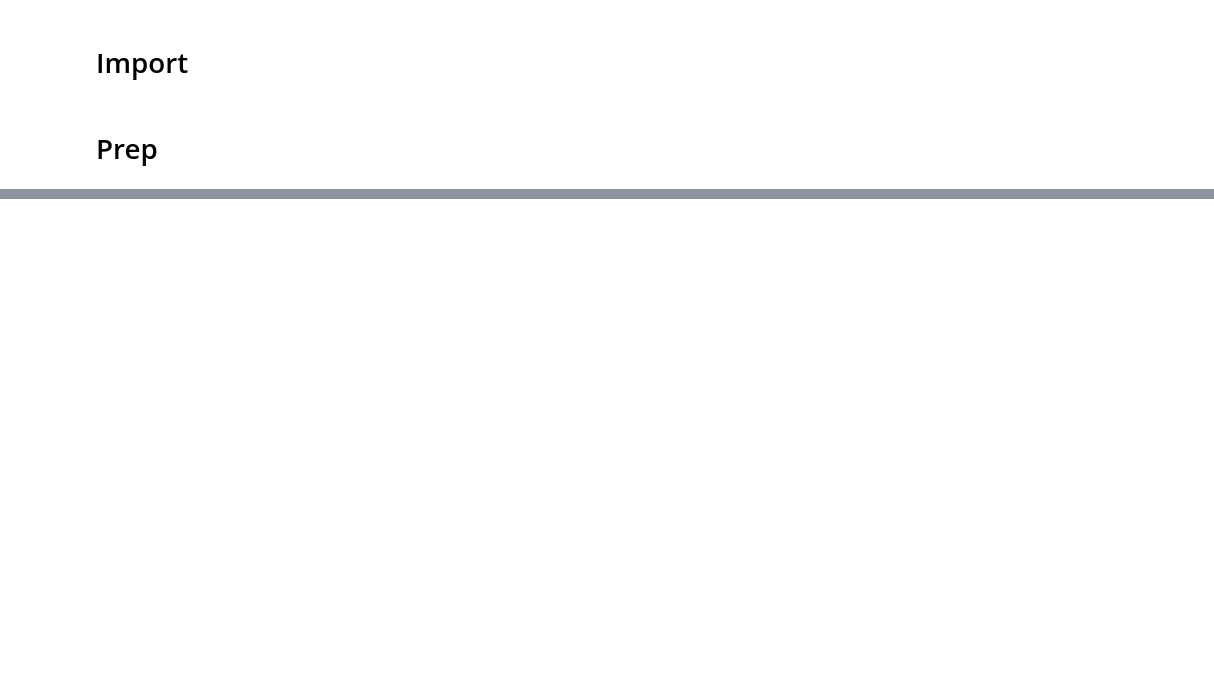
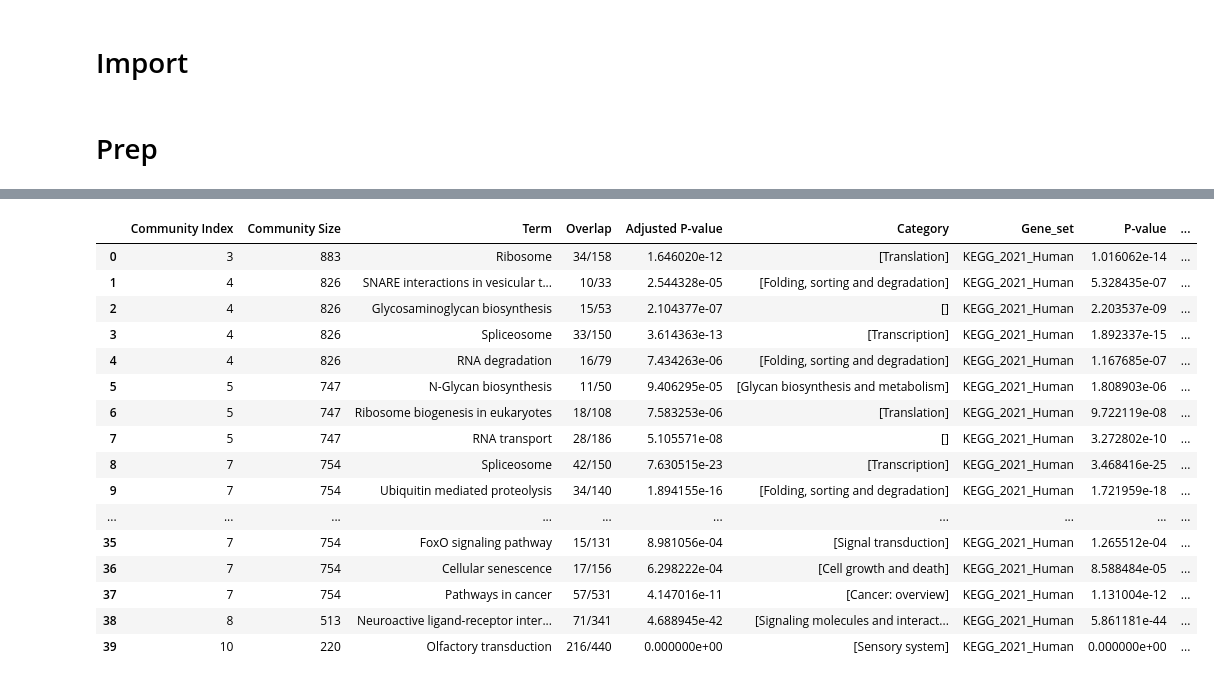
Before and after one commit to Monomanae/DDBC-hypergraph, a Jupyter notebook: Methods/DDBC/Clustering_Result_Analysis copy.ipynb, the cells around one changed output, grey strips where cells are left out. Drawn from its saved outputs; the diff is of its cells as text; code cells hidden in the pictures; blank space fills up the shorter version.

Commit message:
enrichment analysis now shows same magnitude of results, still slightly different

```diff
--- a/Methods/DDBC/Clustering_Result_Analysis copy.ipynb
+++ b/Methods/DDBC/Clustering_Result_Analysis copy.ipynb
@@ -443,6 +66,8 @@ def plot_topk_community_degree_distributions(G, communities, top_k=20, normalize
 # %%
 # Loading result graph and communities
-with open(f"{RESULT_FOLDER}/{RESULT_COMMUNITIES}.pkl", "rb") as f:
+with open(f"{RESULT_FOLDER}/result_communities_selected.pkl", "rb") as f:
+    communities_selected = pickle.load(f)
+with open(f"{RESULT_FOLDER}/result_communities.pkl", "rb") as f:
     communities = pickle.load(f)
 with open(f"{RESULT_FOLDER}/{RESULT_GRAPH}.pkl", "rb") as f:
     graph = pickle.load(f)
@@ -473,6 +73,0 @@ print(len(communities_selected))
-# %%
-# Filter the empty communities after first filter
-i = 0
-for i in range(len(communities_selected)):
-    cl = len(communities_selected[i])
-    if (cl == 0): del(communities_selected[i])
@@ -915,56 +772,20 @@ kegg_important_terms
 # %%
-# Reactome enrichment
-def reactome_enrichment(communities,
-                        term_score_cap,
-                        percentage):
-    important_terms = pd.DataFrame(columns=["Community Index","Community Size","Term", "Overlap", "Adjusted P-value","Category"])
-    category_counts_and_overlap_score_list= {}
-    i = 0
-    num_nonzero_communities = 0
-    for community in communities:
-        enr_path = gp.enrichr(
-            gene_list=community,
-            gene_sets=['Reactome_2022'],
-            organism='Human',
-            outdir=None
-        )
-        Reactome_df = enr_path.results
-
-        # Filter by overlap percentage and adjusted p-value
-        mask =  (Reactome_df["Adjusted P-value"] < term_score_cap) & (Reactome_df["Overlap"].apply(lambda x: int(x.split("/")[0])/int(x.split("/")[1]) > percentage))
-        filtered = Reactome_df[mask].copy()
-
-        # Categorization from Reactome Level 1
-        reactome_level1 = build_reactome_level_map(level = 1)
-        filtered["Category"] = filtered["Term"].str.extract(r"(R-[A-Z]+-\d+)", expand=False).map(reactome_level1)
-
-        # Sort
-        filtered['Overlap (value)'] = filtered['Overlap'].apply(lambda x: int(x.split("/")[0])/int(x.split("/")[1]))
-        filtered = filtered.sort_values(['Overlap (value)'], ascending=False)
-
-        # Compute overlap score for every category:
-        filtered_exploded = filtered.explode('Category').reset_index(drop=True)
-        category_counts_and_overlap_score = {}
-        for val, group in filtered_exploded.groupby('Category'):
-            overlap_list = group["Overlap"].tolist()
-            numerators = [(lambda x: int(x.split("/")[0]))(e) for e in overlap_list]
-            denominators = [(lambda x: int(x.split("/")[1]))(e) for e in overlap_list]
-            overlap_score = sum(numerators)/sum(denominators)
-
-            category_counts_and_overlap_score[val] = (len(group),overlap_score,)
-
-        category_counts_and_overlap_score_list[i] = category_counts_and_overlap_score
-
-        # Add results to important terms
-        if not filtered.empty:
-            print(f"Size of community: {len(community)}")
-            print(f"Number of filtered terms: {len(filtered)}")
-            filtered.loc[:, "Community Index"] = i
-            filtered.loc[:, "Community Size"] = len(community)
-            important_terms = pd.concat([important_terms, filtered], ignore_index=True)
-            display(HTML(filtered[["Community Index",'Term','Overlap','Adjusted P-value',"Category"]].head(30).to_html(max_cols=None)))
-            print(category_counts_and_overlap_score)
-            num_nonzero_communities += 1
-        i += 1
-    print(f"{num_nonzero_communities} out of {len(communities)} communities had significant GO terms.")
-    return important_terms,category_counts_and_overlap_score_list
+kegg_important_terms
+# %% [output]
+|  | Community Index | Community Size | Term | Overlap | Adjusted P-value | Category | Gene_set | P-value | ... |
+| 0 | 3 | 883 | Ribosome | 34/158 | 1.646020e-12 | [Translation] | KEGG_2021_Human | 1.016062e-14 | ... |
+| 1 | 4 | 826 | SNARE interactions in vesicular t... | 10/33 | 2.544328e-05 | [Folding, sorting and degradation] | KEGG_2021_Human | 5.328435e-07 | ... |
+| 2 | 4 | 826 | Glycosaminoglycan biosynthesis | 15/53 | 2.104377e-07 | [] | KEGG_2021_Human | 2.203537e-09 | ... |
+| 3 | 4 | 826 | Spliceosome | 33/150 | 3.614363e-13 | [Transcription] | KEGG_2021_Human | 1.892337e-15 | ... |
+| 4 | 4 | 826 | RNA degradation | 16/79 | 7.434263e-06 | [Folding, sorting and degradation] | KEGG_2021_Human | 1.167685e-07 | ... |
+| 5 | 5 | 747 | N-Glycan biosynthesis | 11/50 | 9.406295e-05 | [Glycan biosynthesis and metabolism] | KEGG_2021_Human | 1.808903e-06 | ... |
+| 6 | 5 | 747 | Ribosome biogenesis in eukaryotes | 18/108 | 7.583253e-06 | [Translation] | KEGG_2021_Human | 9.722119e-08 | ... |
+| 7 | 5 | 747 | RNA transport | 28/186 | 5.105571e-08 | [] | KEGG_2021_Human | 3.272802e-10 | ... |
+| 8 | 7 | 754 | Spliceosome | 42/150 | 7.630515e-23 | [Transcription] | KEGG_2021_Human | 3.468416e-25 | ... |
+| 9 | 7 | 754 | Ubiquitin mediated proteolysis | 34/140 | 1.894155e-16 | [Folding, sorting and degradation] | KEGG_2021_Human | 1.721959e-18 | ... |
+| ... | ... | ... | ... | ... | ... | ... | ... | ... | ... |
+| 35 | 7 | 754 | FoxO signaling pathway | 15/131 | 8.981056e-04 | [Signal transduction] | KEGG_2021_Human | 1.265512e-04 | ... |
+| 36 | 7 | 754 | Cellular senescence | 17/156 | 6.298222e-04 | [Cell growth and death] | KEGG_2021_Human | 8.588484e-05 | ... |
+| 37 | 7 | 754 | Pathways in cancer | 57/531 | 4.147016e-11 | [Cancer: overview] | KEGG_2021_Human | 1.131004e-12 | ... |
+| 38 | 8 | 513 | Neuroactive ligand-receptor inter... | 71/341 | 4.688945e-42 | [Signaling molecules and interact... | KEGG_2021_Human | 5.861181e-44 | ... |
+| 39 | 10 | 220 | Olfactory transduction | 216/440 | 0.000000e+00 | [Sensory system] | KEGG_2021_Human | 0.000000e+00 | ... |
```
Also changed, not shown: parts of 129 cells of this notebook, 7 other files.
